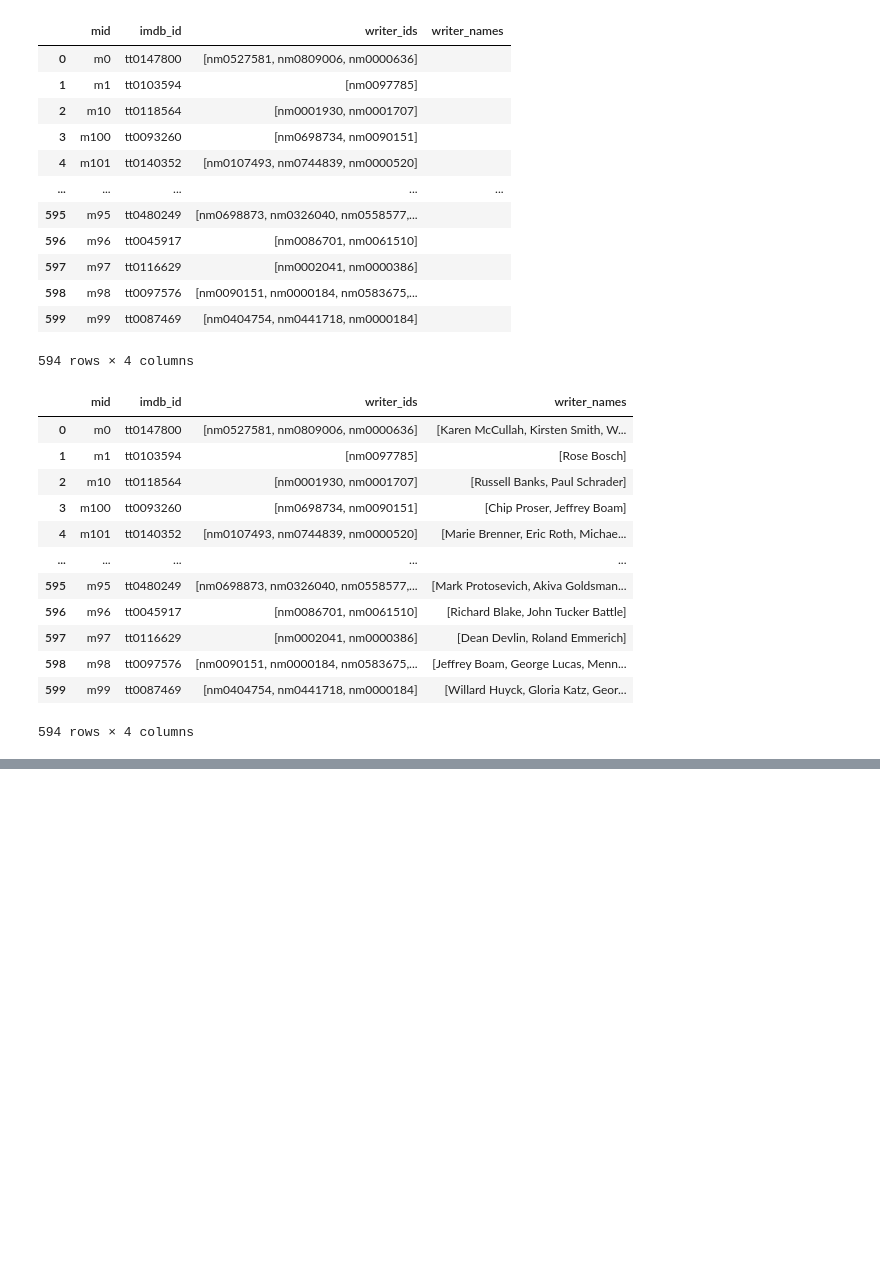
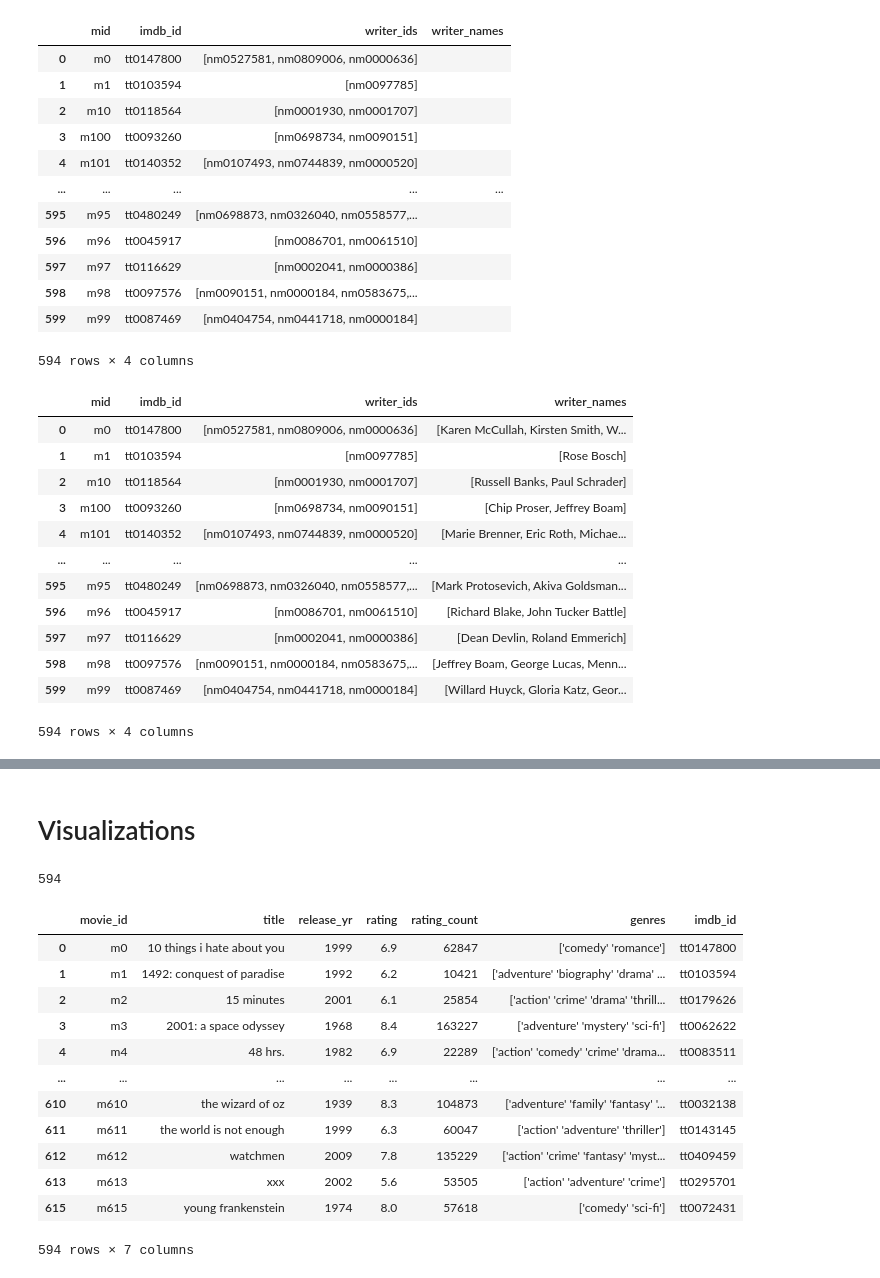
Before and after one commit to gdelacru8/gender-rep-in-movies-project, a Jupyter notebook: data_processing_code/project_data_processing.ipynb, the cells around one changed output, grey strips where cells are left out. Drawn from its saved outputs; the diff is of its cells as text; code cells hidden in the pictures; blank space fills up the shorter version.

```diff
--- a/data_processing_code/project_data_processing.ipynb
+++ b/data_processing_code/project_data_processing.ipynb
@@ -475,3 +482,10 @@ dialogue_writers_sorted
 # %%
 # export dialogue_writers data to csv
 dialogue_writers_sorted.to_csv('dialogue_writers.csv', encoding='utf-8')
+# %% [markdown]
+# Visualizations
+# %%
+mids = list(dialogue_writers_sorted['mid'])
+len(mids)
+# %% [output]
+594
@@ -477,0 +494,16 @@ dialogue_writers_sorted.to_csv('dialogue_writers.csv', encoding='utf-8')
+# %%
+titles
+# %% [output]
+|  | movie_id | title | release_yr | rating | rating_count | genres | imdb_id |
+| 0 | m0 | 10 things i hate about you | 1999 | 6.9 | 62847 | ['comedy' 'romance'] | tt0147800 |
+| 1 | m1 | 1492: conquest of paradise | 1992 | 6.2 | 10421 | ['adventure' 'biography' 'drama' ... | tt0103594 |
+| 2 | m2 | 15 minutes | 2001 | 6.1 | 25854 | ['action' 'crime' 'drama' 'thrill... | tt0179626 |
+| 3 | m3 | 2001: a space odyssey | 1968 | 8.4 | 163227 | ['adventure' 'mystery' 'sci-fi'] | tt0062622 |
+| 4 | m4 | 48 hrs. | 1982 | 6.9 | 22289 | ['action' 'comedy' 'crime' 'drama... | tt0083511 |
+| ... | ... | ... | ... | ... | ... | ... | ... |
+| 610 | m610 | the wizard of oz | 1939 | 8.3 | 104873 | ['adventure' 'family' 'fantasy' '... | tt0032138 |
+| 611 | m611 | the world is not enough | 1999 | 6.3 | 60047 | ['action' 'adventure' 'thriller'] | tt0143145 |
+| 612 | m612 | watchmen | 2009 | 7.8 | 135229 | ['action' 'crime' 'fantasy' 'myst... | tt0409459 |
+| 613 | m613 | xxx | 2002 | 5.6 | 53505 | ['action' 'adventure' 'crime'] | tt0295701 |
+| 615 | m615 | young frankenstein | 1974 | 8.0 | 57618 | ['comedy' 'sci-fi'] | tt0072431 |
+594 rows × 7 columns
```
Also changed, not shown: parts of 10 cells of this notebook, 3 other files.
